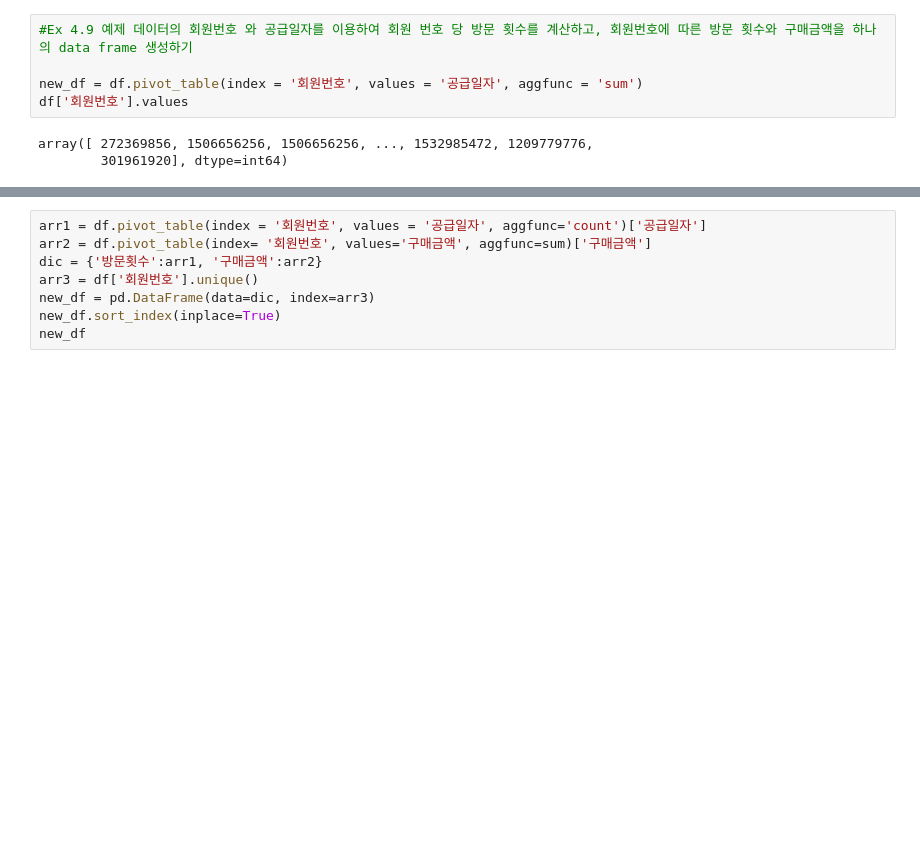
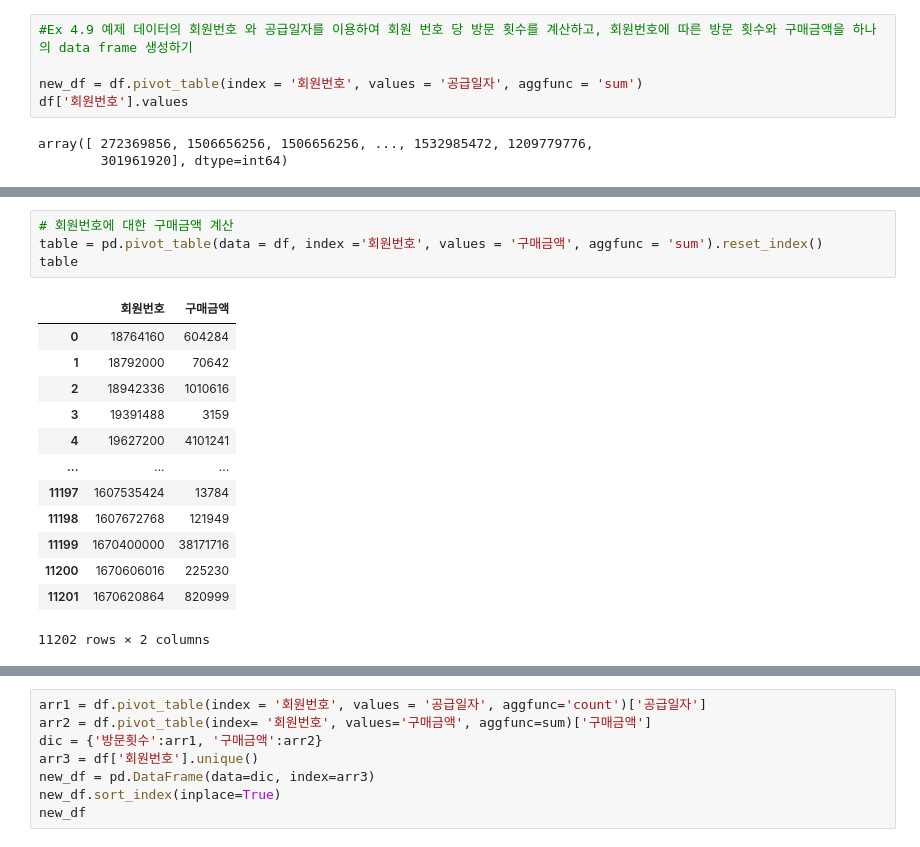
Before and after one commit to sener7106/TIL, a Jupyter notebook: Code/Excersize 4(Ch04).ipynb, the cells around one changed output, grey strips where cells are left out. Drawn from its saved outputs; the diff is of its cells as text; blank space fills up the shorter version.

```diff
--- a/Code/Excersize 4(Ch04).ipynb
+++ b/Code/Excersize 4(Ch04).ipynb
@@ -138,0 +167,18 @@ array([ 272369856, 1506656256, 1506656256, ..., 1532985472, 1209779776,
+# %%
+# 회원번호에 대한 구매금액 계산
+table = pd.pivot_table(data = df, index ='회원번호', values = '구매금액', aggfunc = 'sum').reset_index()
+table
+# %% [output]
+|  | 회원번호 | 구매금액 |
+| 0 | 18764160 | 604284 |
+| 1 | 18792000 | 70642 |
+| 2 | 18942336 | 1010616 |
+| 3 | 19391488 | 3159 |
+| 4 | 19627200 | 4101241 |
+| ... | ... | ... |
+| 11197 | 1607535424 | 13784 |
+| 11198 | 1607672768 | 121949 |
+| 11199 | 1670400000 | 38171716 |
+| 11200 | 1670606016 | 225230 |
+| 11201 | 1670620864 | 820999 |
+11202 rows × 2 columns
```
Also changed, not shown: parts of 4 cells of this notebook, 6 other files.
